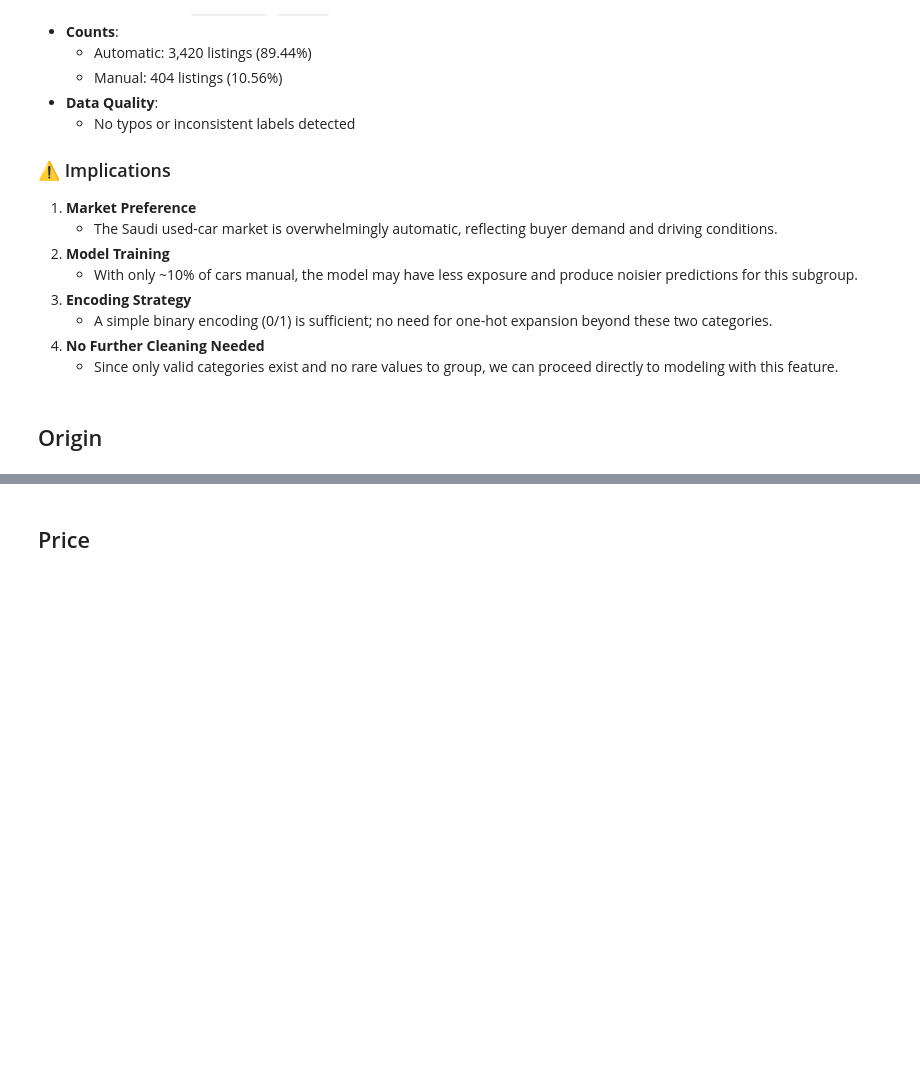
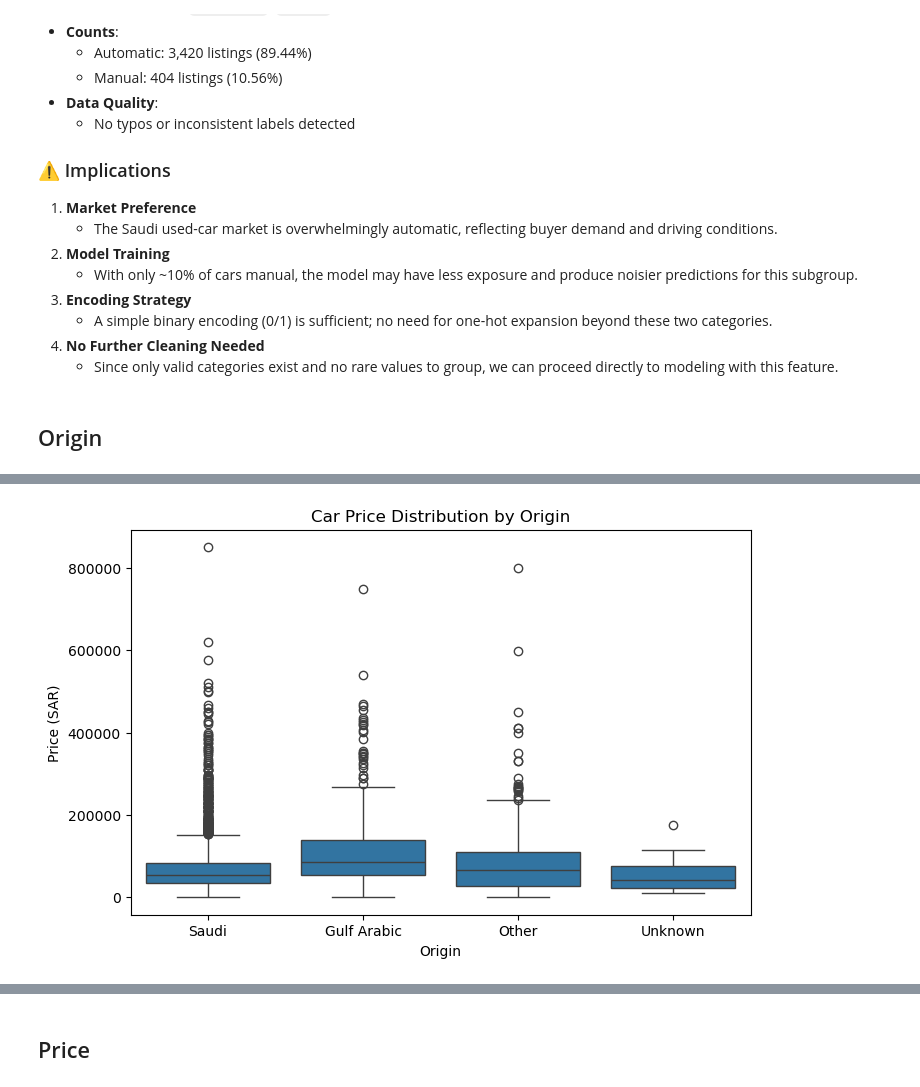
Before and after one commit to RioPramana21/Ctrl-Price-Taking-Control-of-Used-Car-Valuations-with-ML, a Jupyter notebook: code_files/project_code.ipynb, the cells around one changed output, grey strips where cells are left out. Drawn from its saved outputs; the diff is of its cells as text; code cells hidden in the pictures; blank space fills up the shorter version.

```diff
--- a/code_files/project_code.ipynb
+++ b/code_files/project_code.ipynb
@@ -962,0 +1046,10 @@ plt.show()
+# %%
+# 4. Visualize price distribution by Origin
+plt.figure(figsize=(8, 5))
+sns.boxplot(x='Origin', y='Price', data=df_filtered)
+plt.title('Car Price Distribution by Origin')
+plt.xlabel('Origin')
+plt.ylabel('Price (SAR)')
+plt.show()
+# %% [output]
+[figure, added]
```
Also changed, not shown: parts of 11 cells of this notebook.
